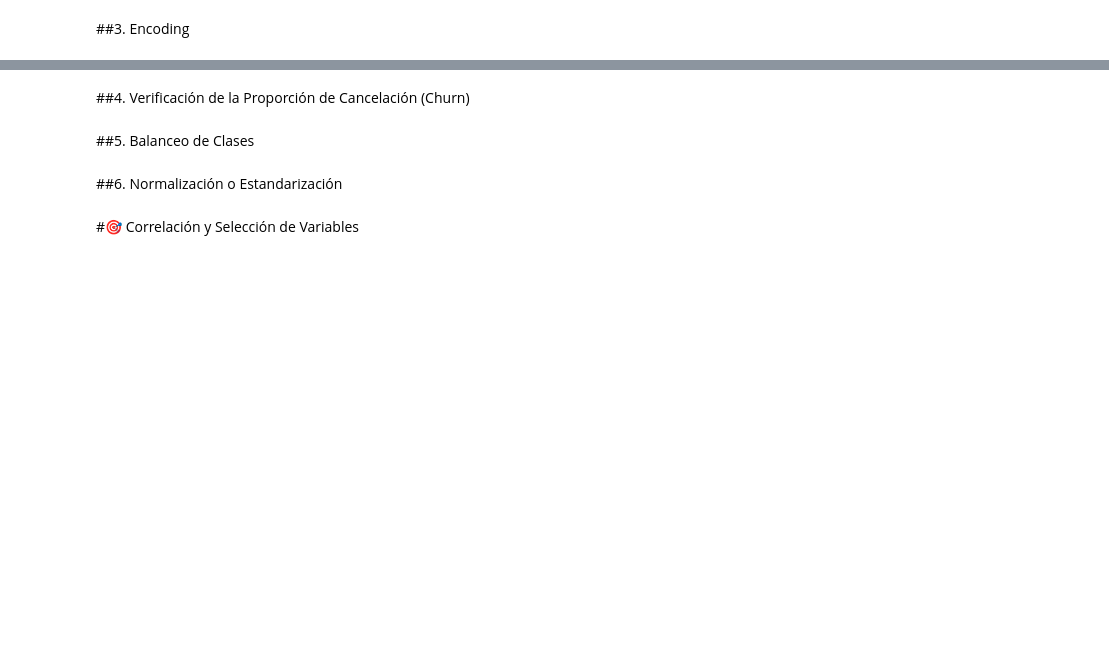
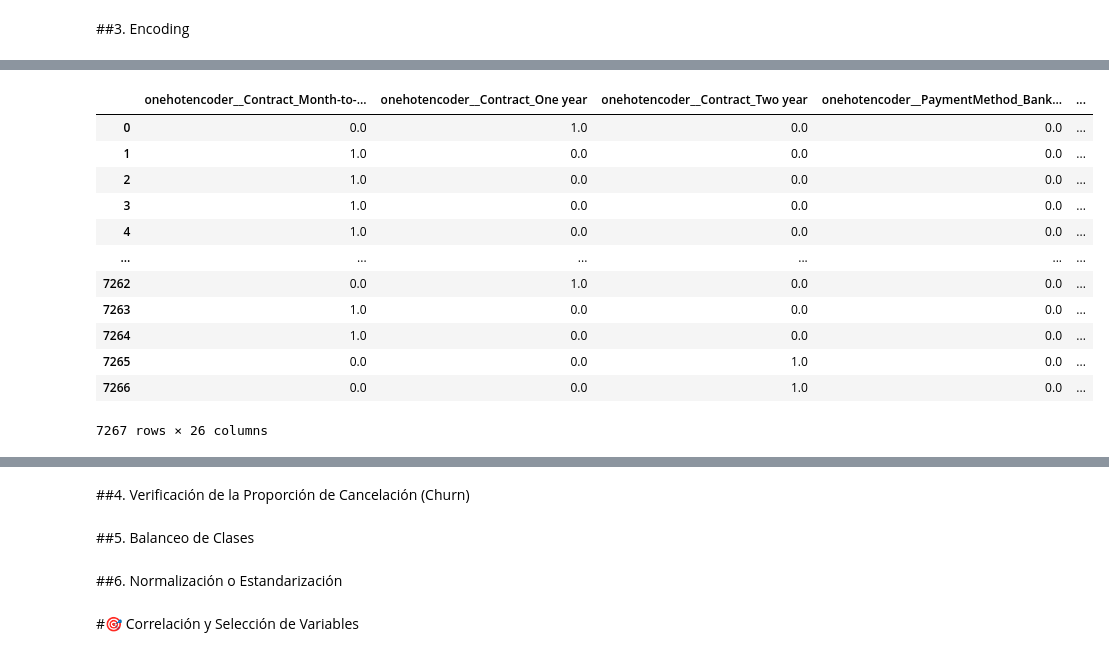
Before and after one commit to pablocelva/challenge-telecom-x-parte-2, a Jupyter notebook: TelecomX_LATAM_parte_2.ipynb, the cells around one changed output, grey strips where cells are left out. Saved outputs shown, nothing was run; the diff lists cells and outputs as text; code cells hidden in the pictures; blank space fills up the shorter version.

```diff
--- a/TelecomX_LATAM_parte_2.ipynb
+++ b/TelecomX_LATAM_parte_2.ipynb
@@ -63,0 +64,3 @@ display(df_encoded.sample(5))
+# %%
+X = df.drop('Churn', axis=1)
+y = df['Churn']
@@ -63,0 +88,9 @@ display(df_encoded.sample(5))
+# %%
+one_hot = make_column_transformer(
+    (OneHotEncoder(drop='if_binary'), ['Contract','PaymentMethod', 'InternetService']),
+    remainder='passthrough',
+    sparse_threshold=0,
+    force_int_remainder_cols=False
+)
+# %%
+X = one_hot.fit_transform(X)
@@ -63,0 +128,16 @@ display(df_encoded.sample(5))
+# %%
+pd.DataFrame(X, columns=one_hot.get_feature_names_out())
+# %% [output]
+|  | onehotencoder__Contract_Month-to-... | onehotencoder__Contract_One year | onehotencoder__Contract_Two year | onehotencoder__PaymentMethod_Bank... | ... |
+| 0 | 0.0 | 1.0 | 0.0 | 0.0 | ... |
+| 1 | 1.0 | 0.0 | 0.0 | 0.0 | ... |
+| 2 | 1.0 | 0.0 | 0.0 | 0.0 | ... |
+| 3 | 1.0 | 0.0 | 0.0 | 0.0 | ... |
+| 4 | 1.0 | 0.0 | 0.0 | 0.0 | ... |
+| ... | ... | ... | ... | ... | ... |
+| 7262 | 0.0 | 1.0 | 0.0 | 0.0 | ... |
+| 7263 | 1.0 | 0.0 | 0.0 | 0.0 | ... |
+| 7264 | 1.0 | 0.0 | 0.0 | 0.0 | ... |
+| 7265 | 0.0 | 0.0 | 1.0 | 0.0 | ... |
+| 7266 | 0.0 | 0.0 | 1.0 | 0.0 | ... |
+7267 rows × 26 columns
```
Also changed, not shown: parts of 10 cells of this notebook.
